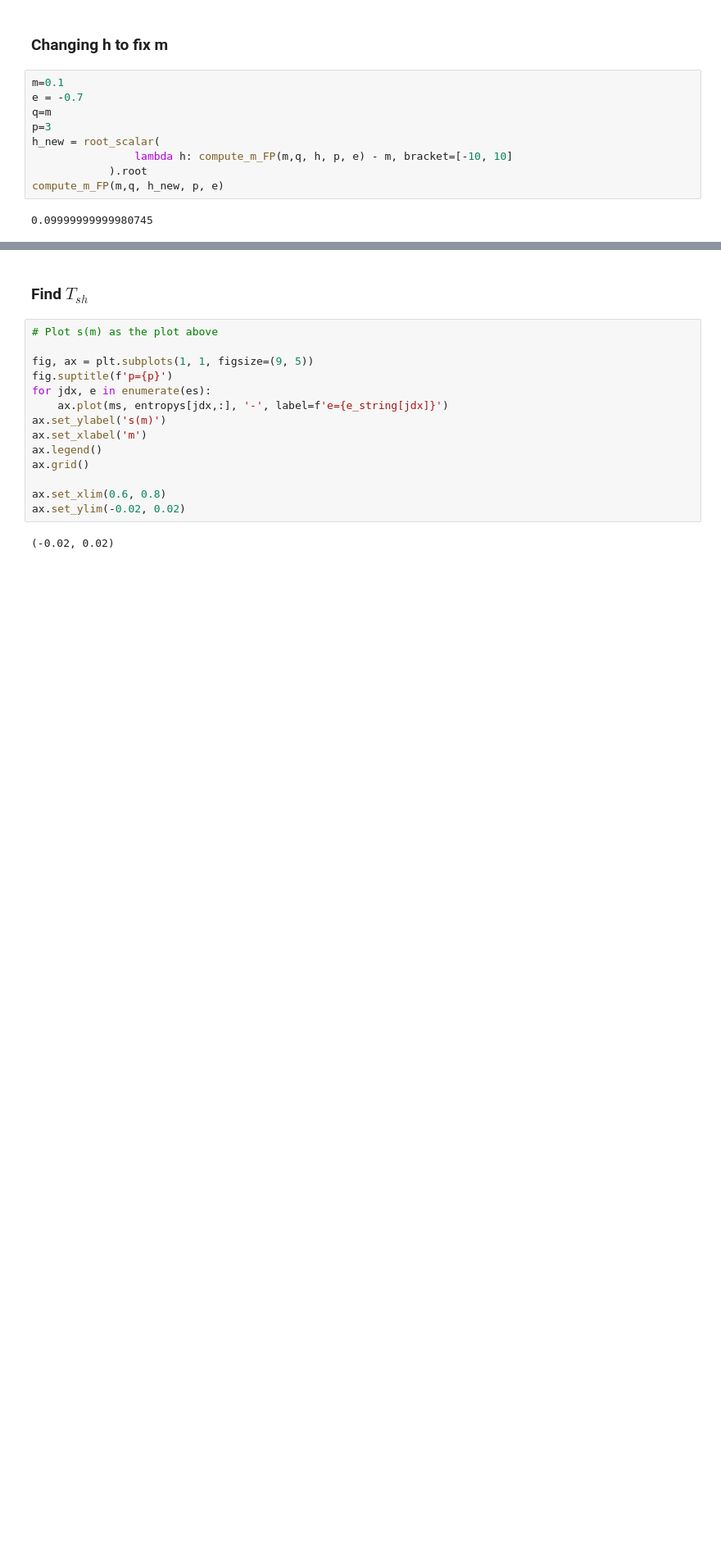
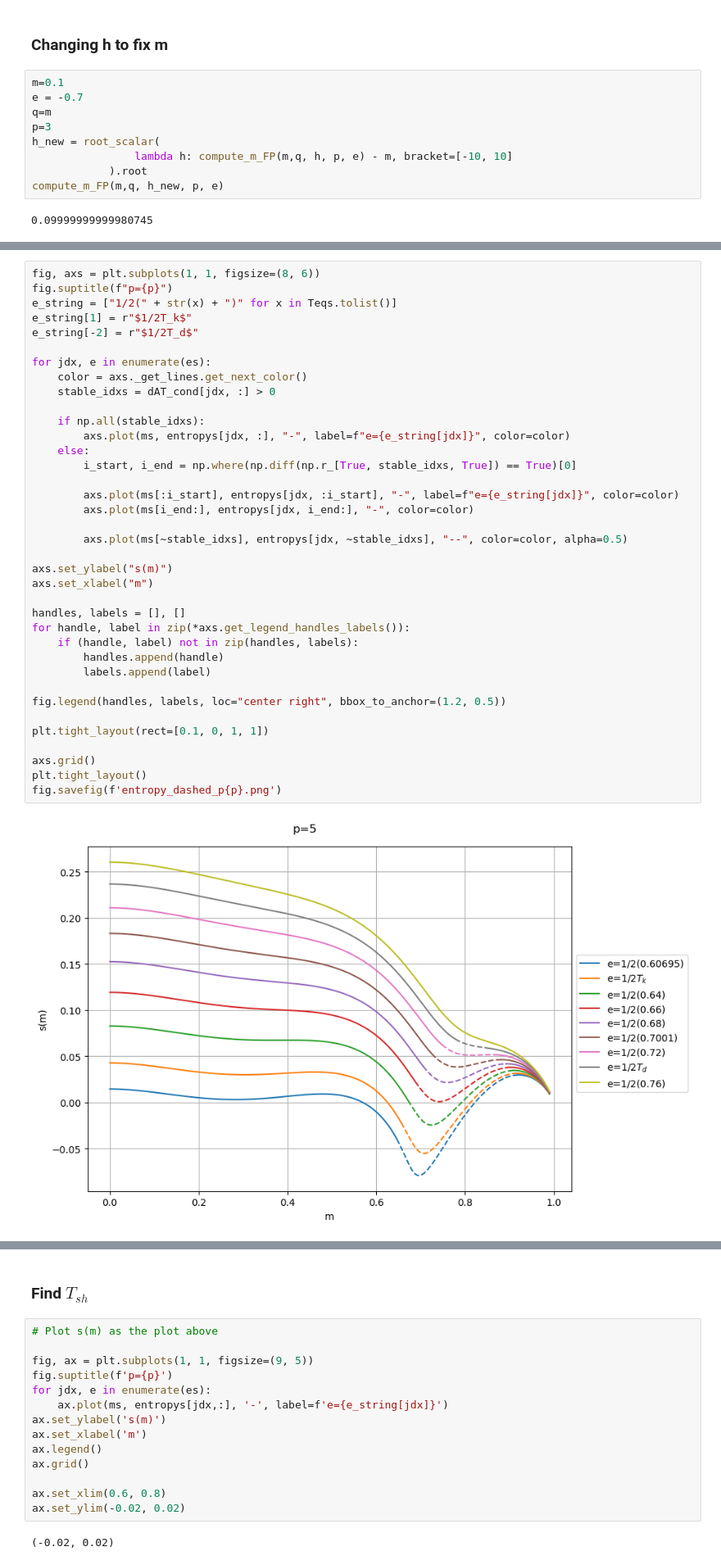
Before and after one commit to mvilucchio/fixed-energy-slice, a Jupyter notebook: RS3spin.ipynb, the cells around one changed output, grey strips where cells are left out. Shown at 82% size. Saved outputs shown, nothing was run; the diff lists cells and outputs as text; blank space fills up the shorter version.

```diff
--- a/RS3spin.ipynb
+++ b/RS3spin.ipynb
@@ -111,0 +138,39 @@ fig.savefig(f'FPpspin_p{p}.png')
+# %%
+fig, axs = plt.subplots(1, 1, figsize=(8, 6))
+fig.suptitle(f"p={p}")
+e_string = ["1/2(" + str(x) + ")" for x in Teqs.tolist()]
+e_string[1] = r"$1/2T_k$"
+e_string[-2] = r"$1/2T_d$"
+
+for jdx, e in enumerate(es):
+    color = axs._get_lines.get_next_color()
+    stable_idxs = dAT_cond[jdx, :] > 0
+
+    if np.all(stable_idxs):
+        axs.plot(ms, entropys[jdx, :], "-", label=f"e={e_string[jdx]}", color=color)
+    else:
+        i_start, i_end = np.where(np.diff(np.r_[True, stable_idxs, True]) == True)[0]
+
+        axs.plot(ms[:i_start], entropys[jdx, :i_start], "-", label=f"e={e_string[jdx]}", color=color)
+        axs.plot(ms[i_end:], entropys[jdx, i_end:], "-", color=color)
+
+        axs.plot(ms[~stable_idxs], entropys[jdx, ~stable_idxs], "--", color=color, alpha=0.5)
+
+axs.set_ylabel("s(m)")
+axs.set_xlabel("m")
+
+handles, labels = [], []
+for handle, label in zip(*axs.get_legend_handles_labels()):
+    if (handle, label) not in zip(handles, labels):
+        handles.append(handle)
+        labels.append(label)
+
+fig.legend(handles, labels, loc="center right", bbox_to_anchor=(1.2, 0.5))
+
+plt.tight_layout(rect=[0.1, 0, 1, 1])
+
+axs.grid()
+plt.tight_layout()
+fig.savefig(f'entropy_dashed_p{p}.png')
+# %% [output]
+[figure, added]
```
Also changed, not shown: parts of 10 cells of this notebook, 1 other file.
